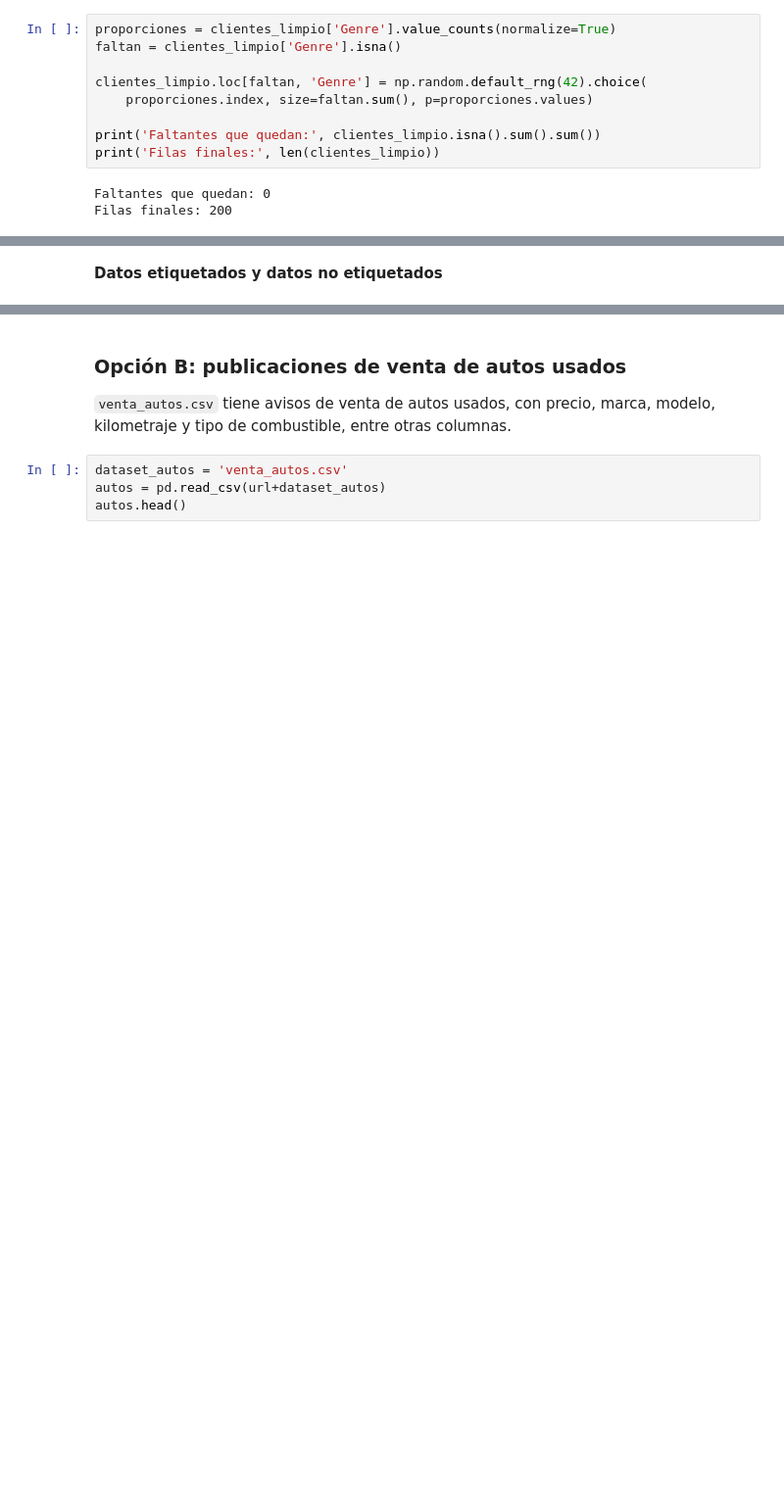
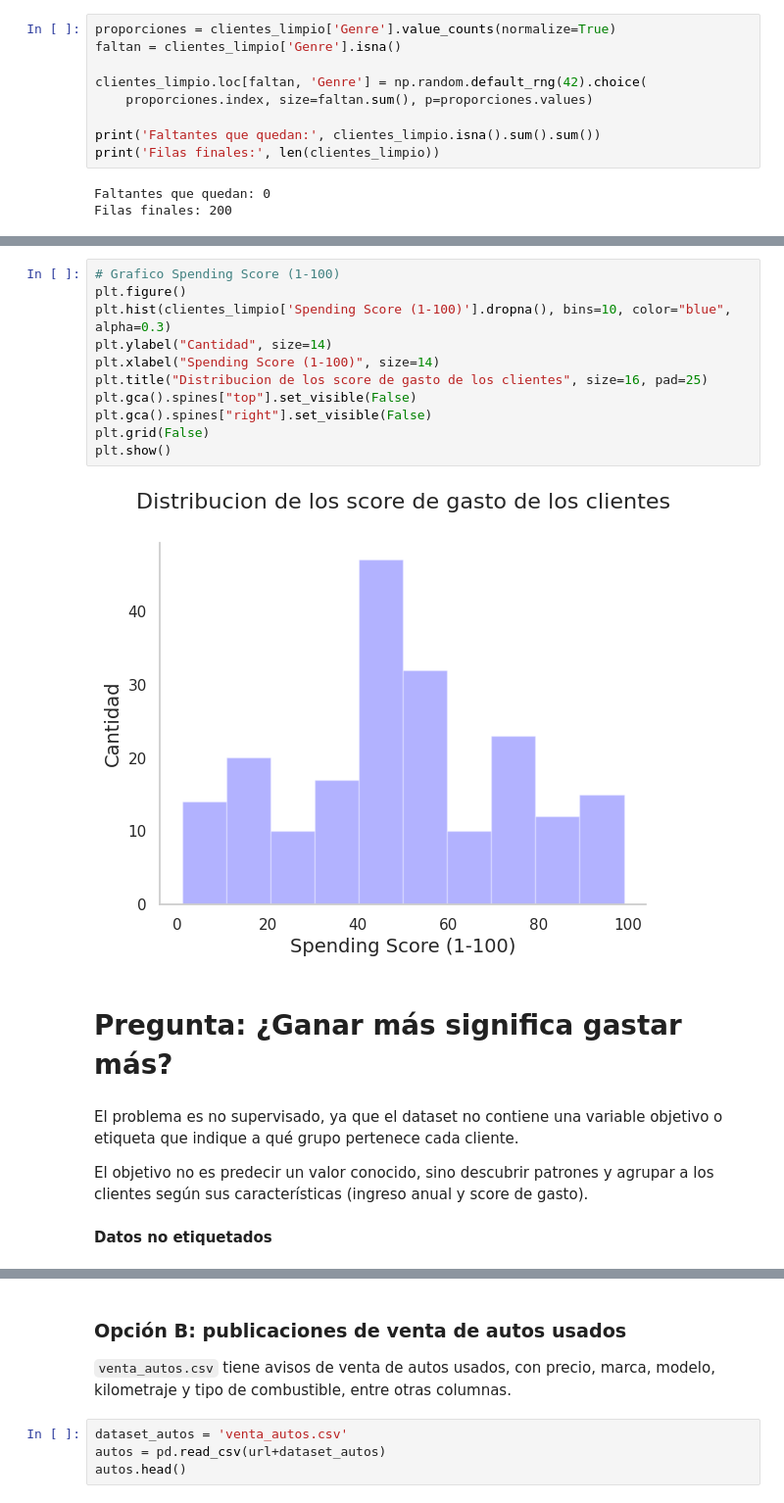
Before and after one commit to EmiiFernandez/actividades_data_sciente_ypf, a Jupyter notebook: notebook/C11_Notebook-15.ipynb, the cells around one changed output, grey strips where cells are left out. Shown at 98% size. Cells and saved outputs as stored; diff of their text form; blank space fills up the shorter version.

```diff
--- a/notebook/C11_Notebook-15.ipynb
+++ b/notebook/C11_Notebook-15.ipynb
@@ -669,2 +691,21 @@ pd.concat([clientes.describe(), clientes_limpio.describe()],
+# %%
+# Grafico Spending Score (1-100)
+plt.figure()
+plt.hist(clientes_limpio['Spending Score (1-100)'].dropna(), bins=10, color="blue", alpha=0.3)
+plt.ylabel("Cantidad", size=14)
+plt.xlabel("Spending Score (1-100)", size=14)
+plt.title("Distribucion de los score de gasto de los clientes", size=16, pad=25)
+plt.gca().spines["top"].set_visible(False)
+plt.gca().spines["right"].set_visible(False)
+plt.grid(False)
+plt.show()
+# %% [output]
+[figure, added]
+# %% [markdown]
+# **Pregunta: ¿Ganar más significa gastar más?**
+# %% [markdown]
+El problema es no supervisado, ya que el dataset no contiene una variable objetivo o etiqueta que indique a qué grupo pertenece cada cliente.
+
+El objetivo no es predecir un valor conocido, sino descubrir patrones y agrupar a los clientes según sus características (ingreso anual y score de gasto).
 # %% [markdown]
-**Datos etiquetados y datos no etiquetados**
+**Datos no etiquetados**
```
Also changed, not shown: parts of 5 cells of this notebook.
